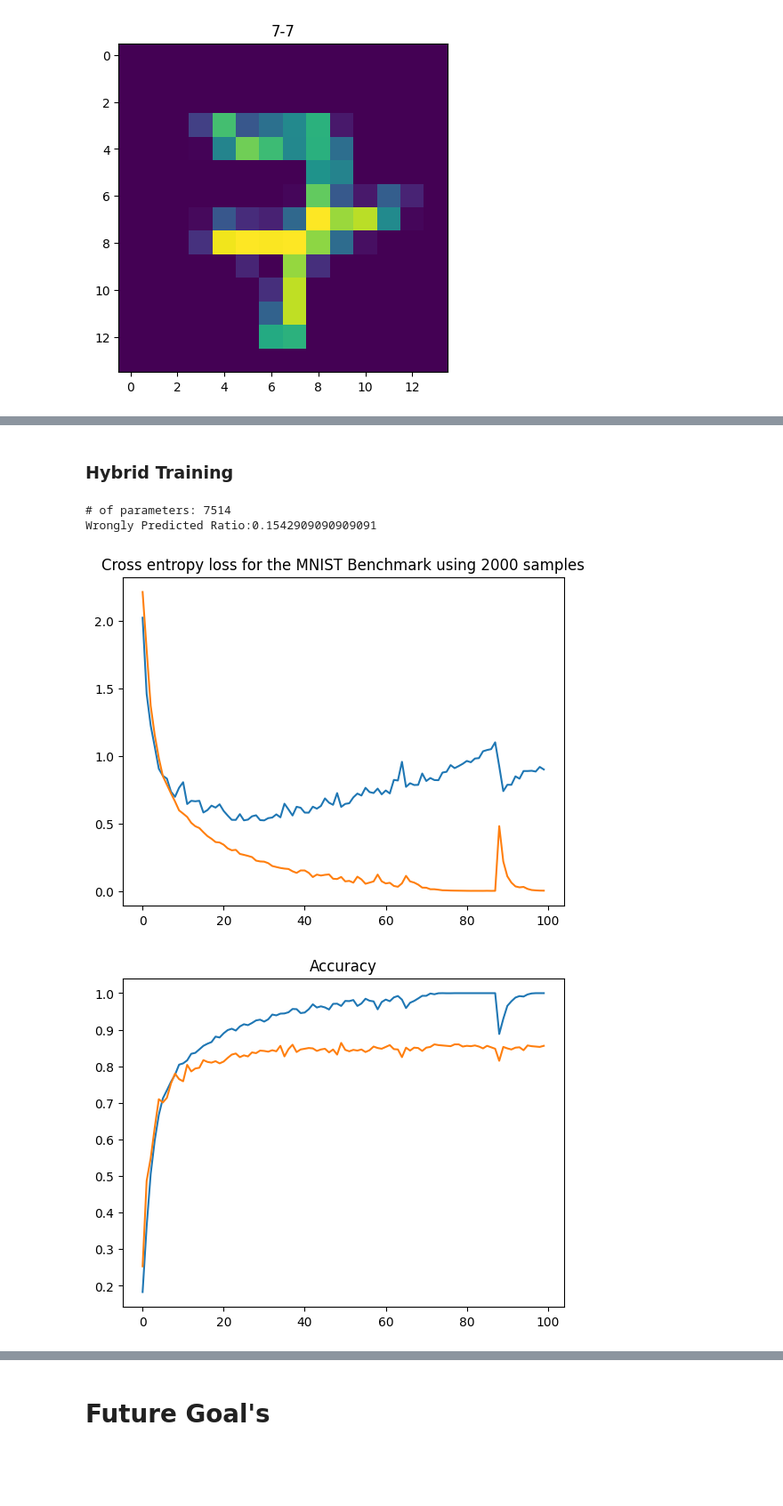
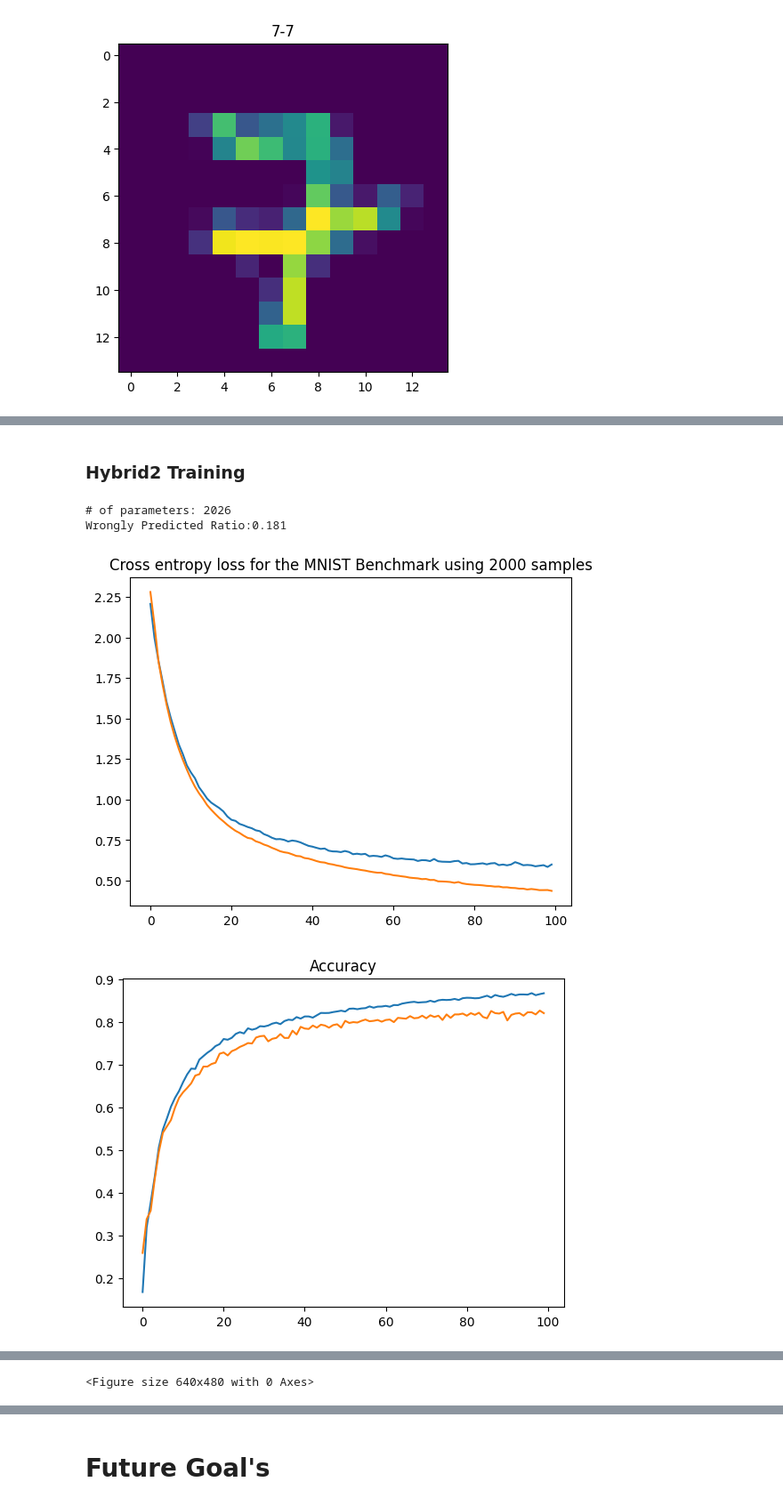
Before and after one commit to EyupBunlu/QViT_HEP_ML4Sci, a Jupyter notebook: Introduction.ipynb, the cells around one changed output, grey strips where cells are left out. Shown: that part at 89% size. Cells and saved outputs as stored; diff of their text form; code cells hidden in the pictures; blank space fills up the shorter version.

```diff
--- a/Introduction.ipynb
+++ b/Introduction.ipynb
@@ -248,12 +245,0 @@ An implementation for MNIST can be found below
-# %%
-mnist_trainset = MNIST(root='./data', train=True, download=True)
-n,d= 14,14
-device = 'cpu'
-transform = transforms.Compose([
-    transforms.Resize((14,14)),
-transforms.ConvertImageDtype(torch.float64),transforms.Lambda(lambda x: x.reshape(-1,n,d)/255) ])
-mnist_trainset = simple_dataset(transform(mnist_trainset.data).to(device),mnist_trainset.targets.to(device))
-
-tr_set,val_set,rest = torch.utils.data.random_split(mnist_trainset,[200,40,mnist_trainset.target.shape[0]-240])
-tr_dl = DataLoader(tr_set,batch_size=1)
-val_dl = DataLoader(val_set,batch_size=1)
@@ -325,11 +291,11 @@ plt.savefig('kq')
 mnist_trainset = MNIST(root='./data', train=True, download=True)
 n,d= 7,28
 
-transform = transforms.Compose([
-    transforms.Resize((14,14)),
-transforms.ConvertImageDtype(torch.float64),transforms.Normalize(0,1)])
+transform = transforms.Compose([ transforms.Resize((14,14)), transforms.ConvertImageDtype(torch.float64),transforms.Normalize(0,1)])
+data = mnist_trainset.data
 
-data = transform(mnist_trainset.data)
+data = transform(data)
+# data = data/255
 
 data_patched = patcher(data,[2,14])
 mnist_trainset = simple_dataset(data_patched,mnist_trainset.targets)
@@ -337,7 +303,7 @@ tr_len = 4000
 val_len = 1000
 tr_set,val_set,test_set = torch.utils.data.random_split(mnist_trainset,[tr_len,val_len,mnist_trainset.target.shape[0]-tr_len-val_len])
 tr_dl = DataLoader(tr_set,batch_size=32,shuffle=True)
-val_dl = DataLoader(val_set,batch_size=16)
+val_dl = DataLoader(val_set,batch_size=32,shuffle=True)
 # %%
 n_layers = 2
 FC_layers = [10]
@@ -387,7 +393,7 @@ for i in range(5):
 # %% [markdown]
-### Hybrid Training
+### Hybrid2 Training
 # %%
-model = HViT(n,d,n_layers=n_layers,n_h=n_h,FC_layers=FC_layers,attention_type='hybrid2').to(device)
+model = HViT(n,d,n_layers=n_layers,n_h=n_h,FC_layers=FC_layers,attention_type='hybrid2',embed_dim=d,ff_dim=None).to(device)
 optim = torch.optim.Adam(model.parameters(),lr=1e-3)
 n_epochs = 100
 loss_fn = nn.CrossEntropyLoss(reduction='none')
@@ -395,21 +401,21 @@ history = train(model,tr_dl,val_dl,loss_fn,optim,n_epochs,device=device)
 # %%
 print(f'# of parameters: {sum([np.prod(i.shape) for i in model.parameters()])}')
 model.load_state_dict(torch.load('best_state_on_training'))
 plt.plot(history['val'],label='val_loss')
 plt.plot(history['tr'],label='tr_loss')
 plt.title('Cross entropy loss for the MNIST Benchmark using 2000 samples')
 plt.figure()
 plt.plot(history['tr_acc'],label='val')
 plt.plot(history['val_acc'],label='tr')
 plt.title('Accuracy')
 plt.figure()
-pred = model(test_set.dataset.data[test_set.indices].to(device)).cpu().argmax(axis=1)
-plt.imshow(sklearn.metrics.confusion_matrix(pred.cpu(),test_set.dataset.target[test_set.indices],normalize='true'))
-plt.colorbar()
-plt.title('The normalized confusion matrix')
-print(f'Wrongly Predicted Ratio:{ (pred != test_set.dataset.target[test_set.indices]).sum()/pred.shape[0]}')
+with torch.no_grad():pred = model(test_set.dataset.data[test_set.indices[:1000]].to(device)).cpu().argmax(axis=1)
+# plt.imshow(sklearn.metrics.confusion_matrix(pred.cpu(),test_set.dataset.target[test_set.indices],normalize='true'))
+# plt.colorbar()
+# plt.title('The normalized confusion matrix')
+print(f'Wrongly Predicted Ratio:{ (pred != test_set.dataset.target[test_set.indices[:1000]]).sum()/pred.shape[0]}')
 # %% [output]
-# of parameters: 7514
-Wrongly Predicted Ratio:0.1542909090909091
+# of parameters: 2026
+Wrongly Predicted Ratio:0.181
-[figure, old version]
+[figure, new version]
-[figure, old version]
+[figure, new version]
@@ -416,0 +422 @@ Wrongly Predicted Ratio:0.1542909090909091
+<Figure size 640x480 with 0 Axes>
```
Also changed, not shown: parts of 32 cells of this notebook.
